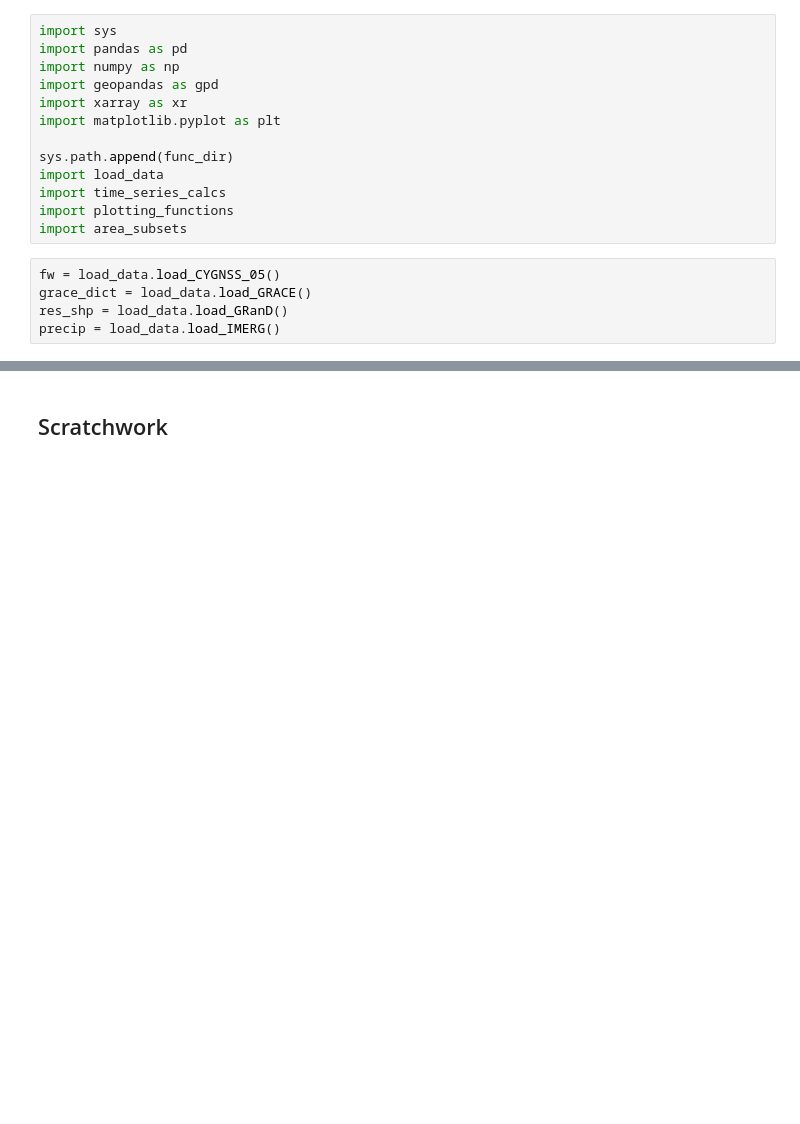
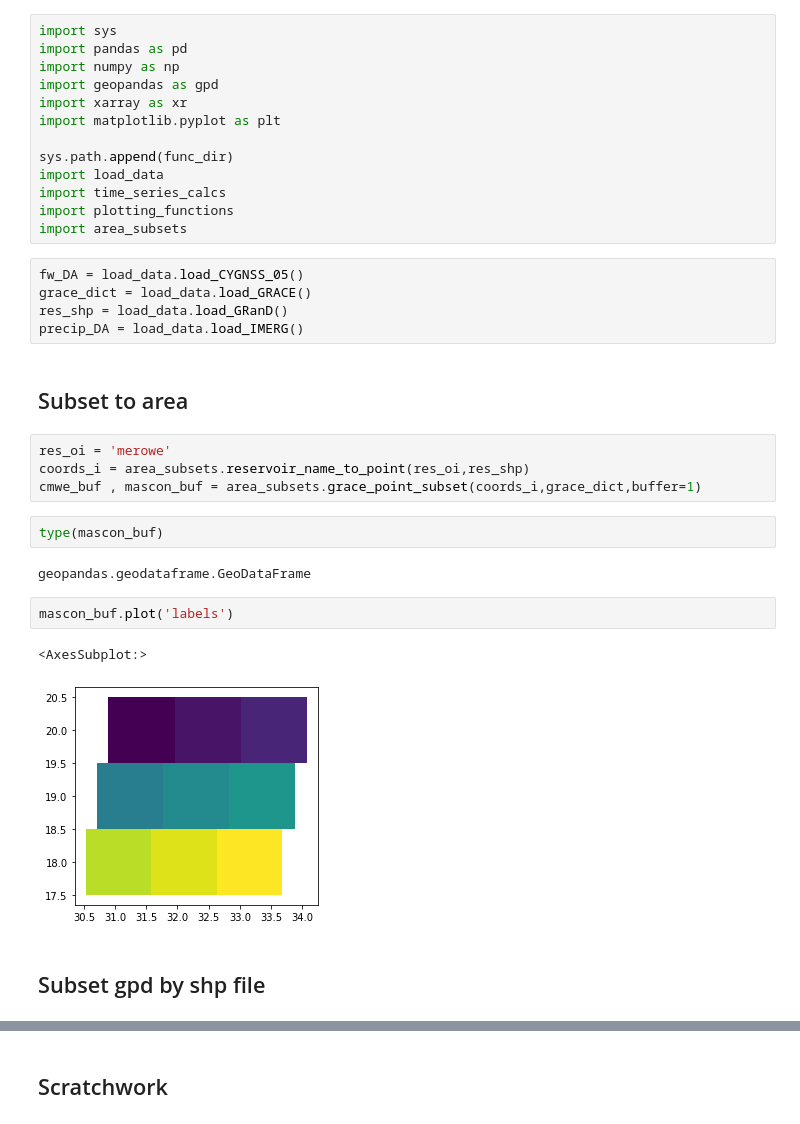
Before and after one commit to ascheliga/CYGNSS-GRACE, a Jupyter notebook: notebooks/res_spatial_plots.ipynb, the cells around one changed output, grey strips where cells are left out. Drawn from its saved outputs; the diff is of its cells as text; blank space fills up the shorter version.

```diff
--- a/notebooks/res_spatial_plots.ipynb
+++ b/notebooks/res_spatial_plots.ipynb
@@ -22,7 +22,24 @@ import time_series_calcs
 import plotting_functions
 import area_subsets
 # %%
-fw = load_data.load_CYGNSS_05()
+fw_DA = load_data.load_CYGNSS_05()
 grace_dict = load_data.load_GRACE()
 res_shp = load_data.load_GRanD()
-precip = load_data.load_IMERG()
+precip_DA = load_data.load_IMERG()
+# %% [markdown]
+## Subset to area
+# %%
+res_oi = 'merowe'
+coords_i = area_subsets.reservoir_name_to_point(res_oi,res_shp)
+cmwe_buf , mascon_buf = area_subsets.grace_point_subset(coords_i,grace_dict,buffer=1)
+# %%
+type(mascon_buf)
+# %% [output]
+geopandas.geodataframe.GeoDataFrame
+# %%
+mascon_buf.plot('labels')
+# %% [output]
+<AxesSubplot:>
+[figure, added]
+# %% [markdown]
+## Subset gpd by shp file
```
Also changed, not shown: parts of 9 cells of this notebook, 1 other file.
